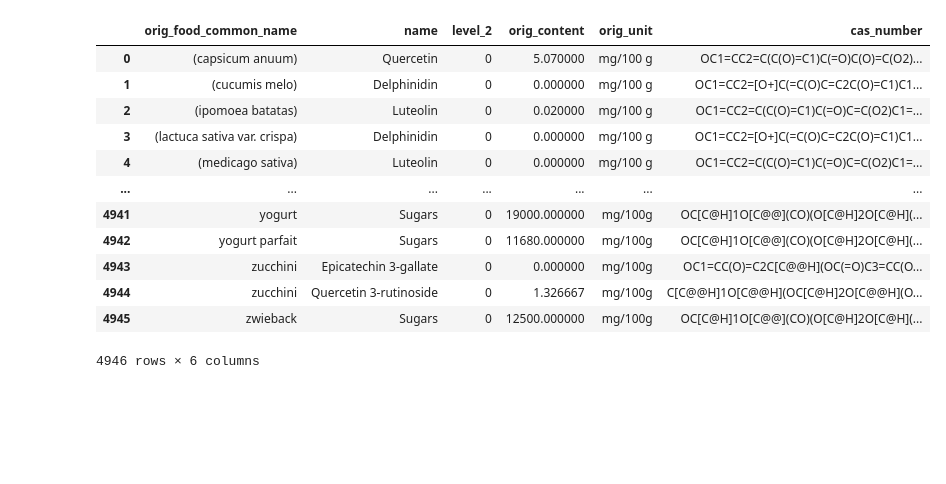
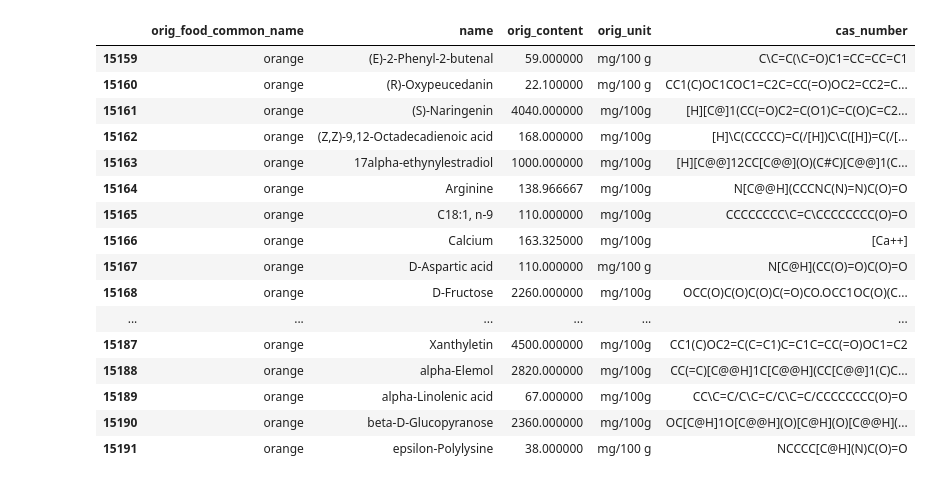
Before and after one commit to deepddi-transfer-learning/deepddi, a Jupyter notebook: eda.ipynb, the cells around one changed output. Saved outputs shown, nothing was run; the diff lists cells and outputs as text; code cells hidden in the pictures; blank space fills up the shorter version.

```diff
--- a/eda.ipynb
+++ b/eda.ipynb
@@ -58,23 +59,28 @@ final_combo = combo.groupby(['orig_food_common_name', 'name'])\
         .reset_index()
 # %%
 final_combo_fp = './database/food_compounds_lookup.csv'
-final_combo.drop(columns = ['level_2']).to_csv(final_combo_fp, index = None)
+# final_combo.drop(columns = ['level_2']).to_csv(final_combo_fp, index = None)
+final_combo = pd.read_csv(final_combo_fp)
 # %%
-final_combo#.groupby(['orig_food_common_name']).count().max()
+final_combo.loc[final_combo.orig_food_common_name == 'orange']#.groupby(['orig_food_common_name']).count().max()
 # %% [output]
-|  | orig_food_common_name | name | level_2 | orig_content | orig_unit | cas_number |
-| 0 | (capsicum anuum) | Quercetin | 0 | 5.070000 | mg/100 g | OC1=CC2=C(C(O)=C1)C(=O)C(O)=C(O2)... |
-| 1 | (cucumis melo) | Delphinidin | 0 | 0.000000 | mg/100 g | OC1=CC2=[O+]C(=C(O)C=C2C(O)=C1)C1... |
-| 2 | (ipomoea batatas) | Luteolin | 0 | 0.020000 | mg/100 g | OC1=CC2=C(C(O)=C1)C(=O)C=C(O2)C1=... |
-| 3 | (lactuca sativa var. crispa) | Delphinidin | 0 | 0.000000 | mg/100 g | OC1=CC2=[O+]C(=C(O)C=C2C(O)=C1)C1... |
-| 4 | (medicago sativa) | Luteolin | 0 | 0.000000 | mg/100 g | OC1=CC2=C(C(O)=C1)C(=O)C=C(O2)C1=... |
-| ... | ... | ... | ... | ... | ... | ... |
-| 4941 | yogurt | Sugars | 0 | 19000.000000 | mg/100g | OC[C@H]1O[C@@](CO)(O[C@H]2O[C@H](... |
-| 4942 | yogurt parfait | Sugars | 0 | 11680.000000 | mg/100g | OC[C@H]1O[C@@](CO)(O[C@H]2O[C@H](... |
-| 4943 | zucchini | Epicatechin 3-gallate | 0 | 0.000000 | mg/100g | OC1=CC(O)=C2C[C@@H](OC(=O)C3=CC(O... |
-| 4944 | zucchini | Quercetin 3-rutinoside | 0 | 1.326667 | mg/100g | C[C@@H]1O[C@@H](OC[C@H]2O[C@@H](O... |
-| 4945 | zwieback | Sugars | 0 | 12500.000000 | mg/100g | OC[C@H]1O[C@@](CO)(O[C@H]2O[C@H](... |
+|  | orig_food_common_name | name | orig_content | orig_unit | cas_number |
+| 15159 | orange | (E)-2-Phenyl-2-butenal | 59.000000 | mg/100 g | C\C=C(\C=O)C1=CC=CC=C1 |
+| 15160 | orange | (R)-Oxypeucedanin | 22.100000 | mg/100 g | CC1(C)OC1COC1=C2C=CC(=O)OC2=CC2=C... |
+| 15161 | orange | (S)-Naringenin | 4040.000000 | mg/100g | [H][C@]1(CC(=O)C2=C(O1)C=C(O)C=C2... |
+| 15162 | orange | (Z,Z)-9,12-Octadecadienoic acid | 168.000000 | mg/100g | [H]\C(CCCCC)=C(/[H])C\C([H])=C(/[... |
+| 15163 | orange | 17alpha-ethynylestradiol | 1000.000000 | mg/100g | [H][C@@]12CC[C@@](O)(C#C)[C@@]1(C... |
+| 15164 | orange | Arginine | 138.966667 | mg/100g | N[C@@H](CCCNC(N)=N)C(O)=O |
+| 15165 | orange | C18:1, n-9 | 110.000000 | mg/100g | CCCCCCCC\C=C\CCCCCCCC(O)=O |
+| 15166 | orange | Calcium | 163.325000 | mg/100g | [Ca++] |
+| 15167 | orange | D-Aspartic acid | 110.000000 | mg/100 g | N[C@H](CC(O)=O)C(O)=O |
+| 15168 | orange | D-Fructose | 2260.000000 | mg/100g | OCC(O)C(O)C(O)C(=O)CO.OCC1OC(O)(C... |
+| ... | ... | ... | ... | ... | ... |
+| 15187 | orange | Xanthyletin | 4500.000000 | mg/100g | CC1(C)OC2=C(C=C1)C=C1C=CC(=O)OC1=C2 |
+| 15188 | orange | alpha-Elemol | 2820.000000 | mg/100g | CC(=C)[C@@H]1C[C@@H](CC[C@@]1(C)C... |
+| 15189 | orange | alpha-Linolenic acid | 67.000000 | mg/100g | CC\C=C/C\C=C/C\C=C/CCCCCCCC(O)=O |
+| 15190 | orange | beta-D-Glucopyranose | 2360.000000 | mg/100g | OC[C@H]1O[C@@H](O)[C@H](O)[C@@H](... |
+| 15191 | orange | epsilon-Polylysine | 38.000000 | mg/100 g | NCCCC[C@H](N)C(O)=O |
-4946 rows × 6 columns
 # %%
 # compound_df = pd.read_csv(compound_fp)
 # for i in compound_df:
```
Also changed, not shown: parts of 9 cells of this notebook, 2 other files.
